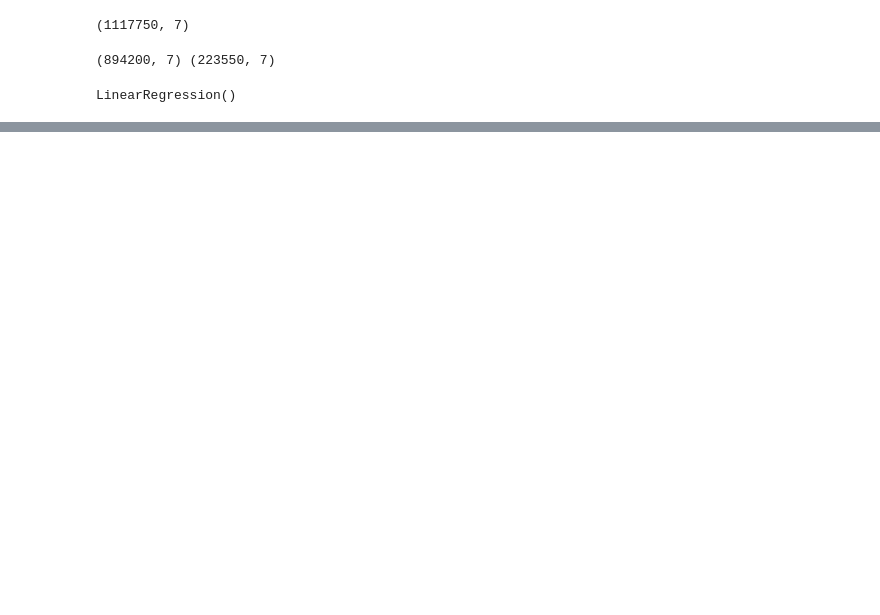
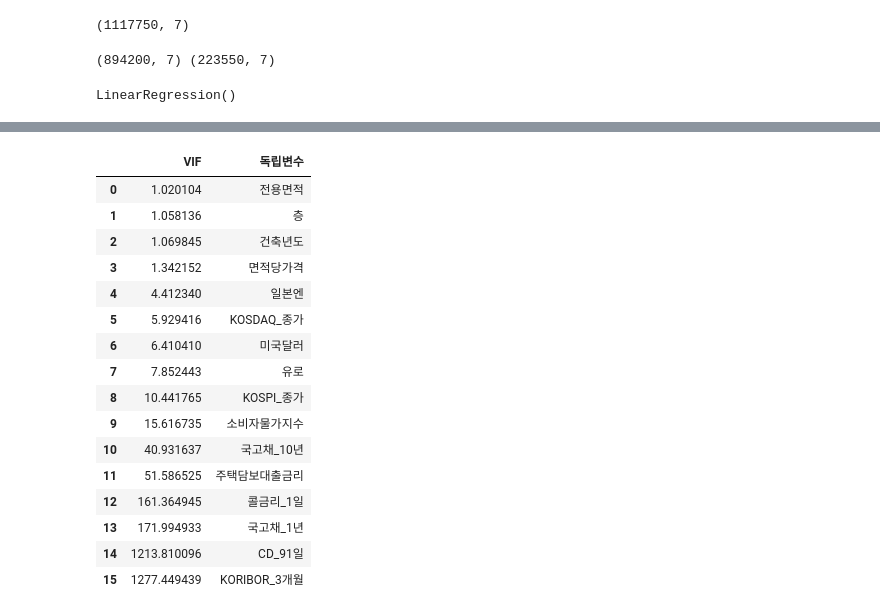
Before and after one commit to cesong2/-Mini-project1, a Jupyter notebook: mini_project_sjs_230324.ipynb, the cells around one changed output, grey strips where cells are left out. Saved outputs shown, nothing was run; the diff lists cells and outputs as text; code cells hidden in the pictures; blank space fills up the shorter version.

```diff
--- a/mini_project_sjs_230324.ipynb
+++ b/mini_project_sjs_230324.ipynb
@@ -561,0 +1182,27 @@ print(rms)'''
+# %%
+## 스케일 후 16개 변수 VIF 산출
+from statsmodels.stats.outliers_influence import variance_inflation_factor
+
+vif = pd.DataFrame()
+vif['VIF']=[variance_inflation_factor(df_S1.values, i) for i in range(df_S1.shape[1])]
+vif['독립변수'] = df_S1.columns
+vif =vif.sort_values('VIF').reset_index(drop=True)
+vif
+# %% [output]
+|  | VIF | 독립변수 |
+| 0 | 1.020104 | 전용면적 |
+| 1 | 1.058136 | 층 |
+| 2 | 1.069845 | 건축년도 |
+| 3 | 1.342152 | 면적당가격 |
+| 4 | 4.412340 | 일본엔 |
+| 5 | 5.929416 | KOSDAQ_종가 |
+| 6 | 6.410410 | 미국달러 |
+| 7 | 7.852443 | 유로 |
+| 8 | 10.441765 | KOSPI_종가 |
+| 9 | 15.616735 | 소비자물가지수 |
+| 10 | 40.931637 | 국고채_10년 |
+| 11 | 51.586525 | 주택담보대출금리 |
+| 12 | 161.364945 | 콜금리_1일 |
+| 13 | 171.994933 | 국고채_1년 |
+| 14 | 1213.810096 | CD_91일 |
+| 15 | 1277.449439 | KORIBOR_3개월 |
```
Also changed, not shown: parts of 60 cells of this notebook.
